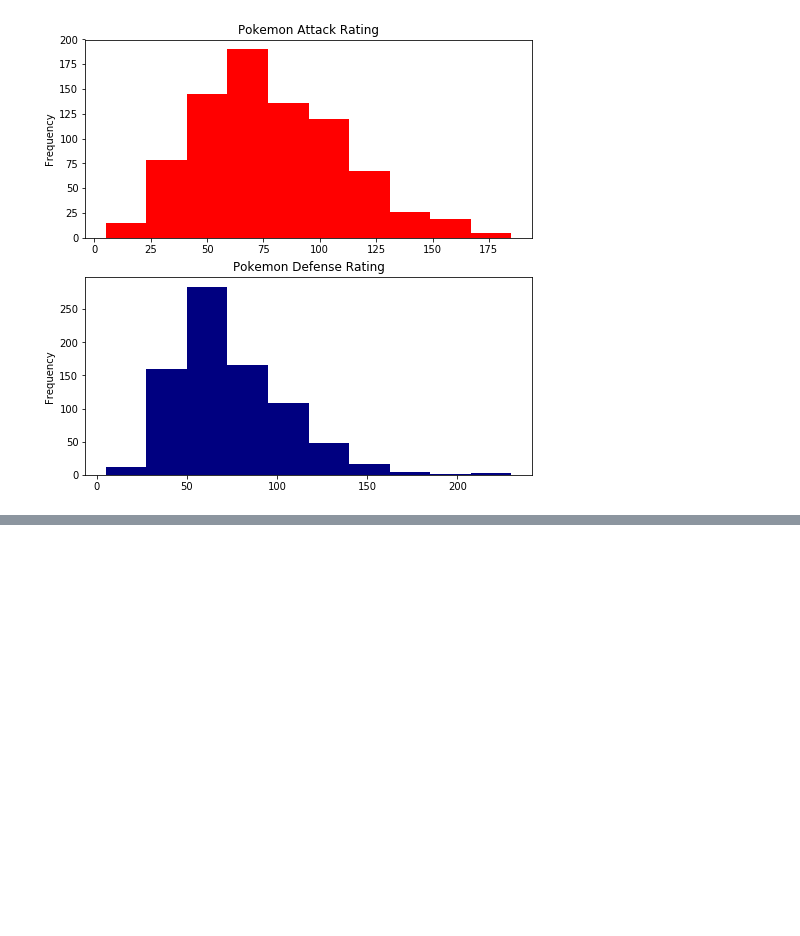
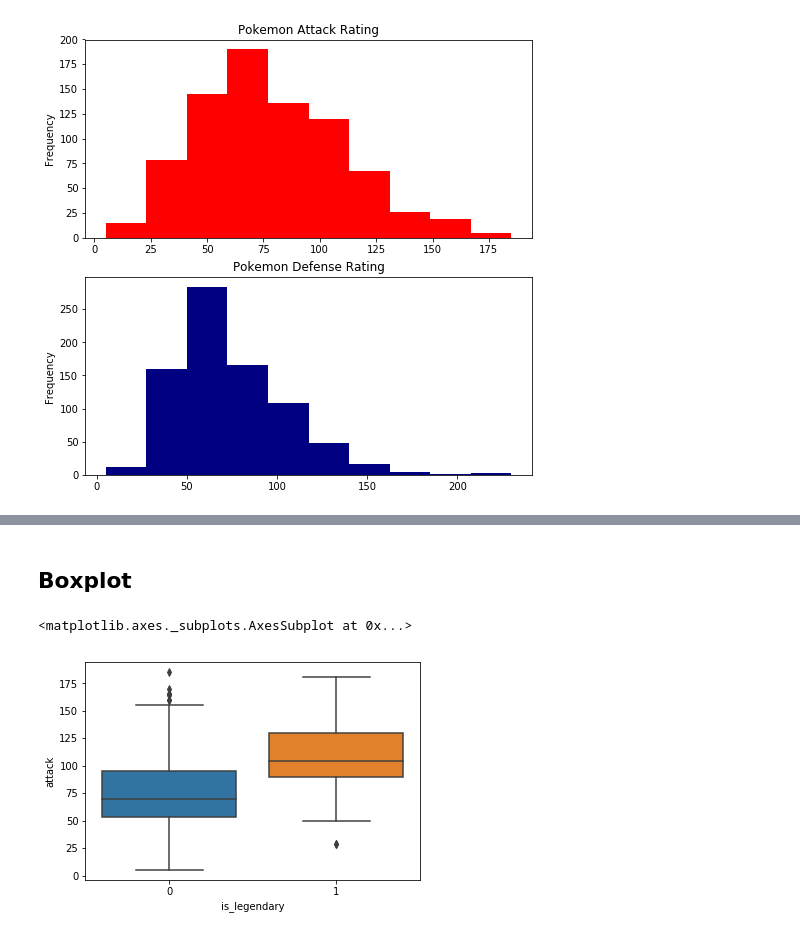
Before and after one commit to StefanIsaksson/learning-pandas, a Jupyter notebook: pokemon/Pokemon.ipynb, the cells around one changed output, grey strips where cells are left out. Drawn from its saved outputs; the diff is of its cells as text; code cells hidden in the pictures; blank space fills up the shorter version.

```diff
--- a/pokemon/Pokemon.ipynb
+++ b/pokemon/Pokemon.ipynb
@@ -172,0 +187,7 @@ pokemon['defense'].plot.hist(
+# %% [markdown]
+## Boxplot
+# %%
+sns.boxplot(x='is_legendary', y='attack', data=pokemon)
+# %% [output]
+<matplotlib.axes._subplots.AxesSubplot at 0x...>
+[figure, added]
```
Also changed, not shown: parts of 3 cells of this notebook, 1 other file.
